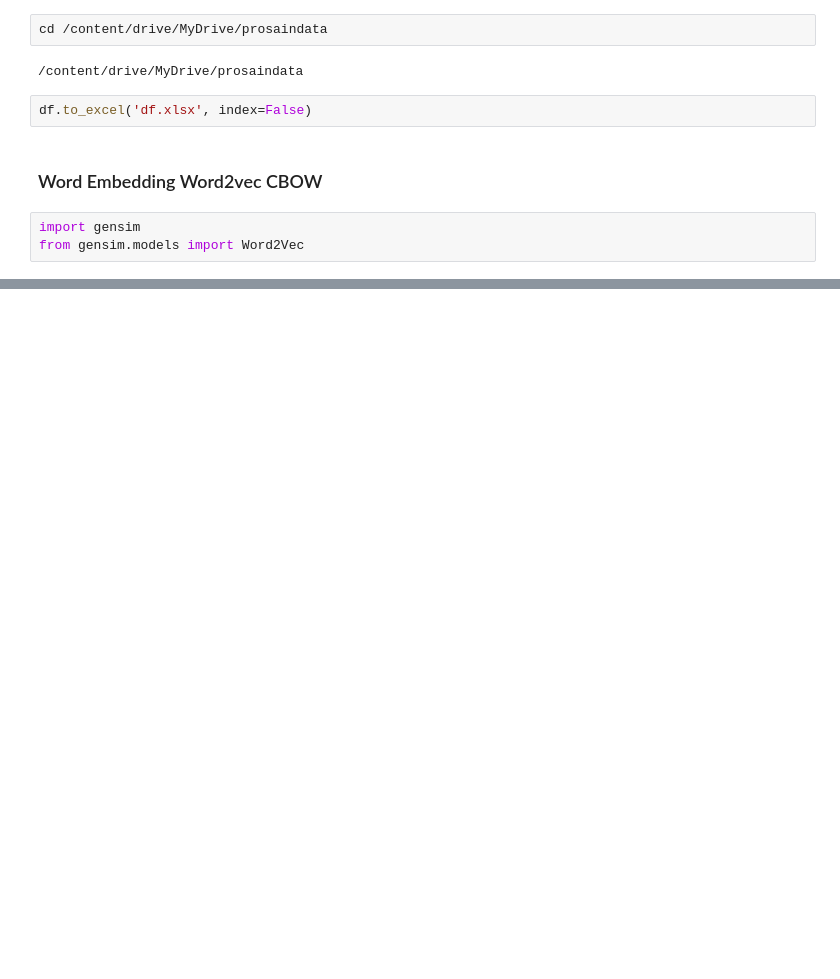
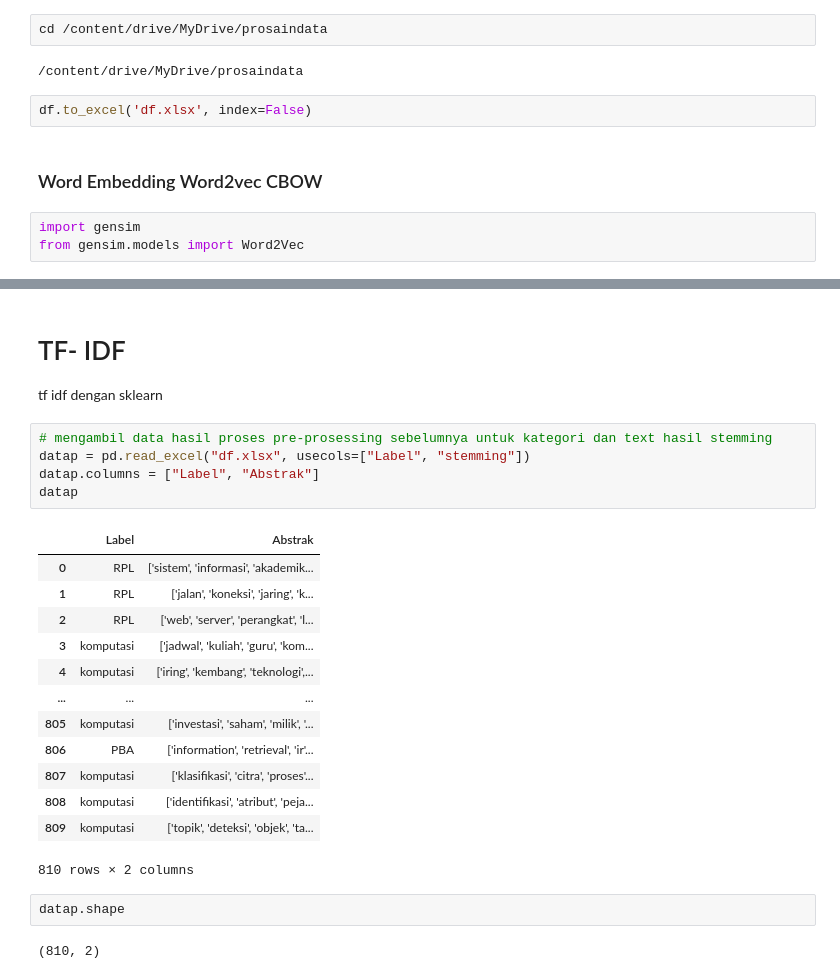
Before and after one commit to khikisb/prosaindata, a Jupyter notebook: _sources/tugas-prosaindata/21-112_Okhi Sahrul Barkah_UTS.ipynb, the cells around one changed output, grey strips where cells are left out. Drawn from its saved outputs; the diff is of its cells as text; blank space fills up the shorter version.

```diff
--- a/_sources/tugas-prosaindata/21-112_Okhi Sahrul Barkah_UTS.ipynb
+++ b/_sources/tugas-prosaindata/21-112_Okhi Sahrul Barkah_UTS.ipynb
@@ -459,0 +458,27 @@ sim_words
+# %% [markdown]
+# TF- IDF
+
+tf idf dengan sklearn
+# %%
+# mengambil data hasil proses pre-prosessing sebelumnya untuk kategori dan text hasil stemming
+datap = pd.read_excel("df.xlsx", usecols=["Label", "stemming"])
+datap.columns = ["Label", "Abstrak"]
+datap
+# %% [output]
+|  | Label | Abstrak |
+| 0 | RPL | ['sistem', 'informasi', 'akademik... |
+| 1 | RPL | ['jalan', 'koneksi', 'jaring', 'k... |
+| 2 | RPL | ['web', 'server', 'perangkat', 'l... |
+| 3 | komputasi | ['jadwal', 'kuliah', 'guru', 'kom... |
+| 4 | komputasi | ['iring', 'kembang', 'teknologi',... |
+| ... | ... | ... |
+| 805 | komputasi | ['investasi', 'saham', 'milik', '... |
+| 806 | PBA | ['information', 'retrieval', 'ir'... |
+| 807 | komputasi | ['klasifikasi', 'citra', 'proses'... |
+| 808 | komputasi | ['identifikasi', 'atribut', 'peja... |
+| 809 | komputasi | ['topik', 'deteksi', 'objek', 'ta... |
+810 rows × 2 columns
+# %%
+datap.shape
+# %% [output]
+(810, 2)
```
Also changed, not shown: parts of 32 cells of this notebook, 20 other files.
